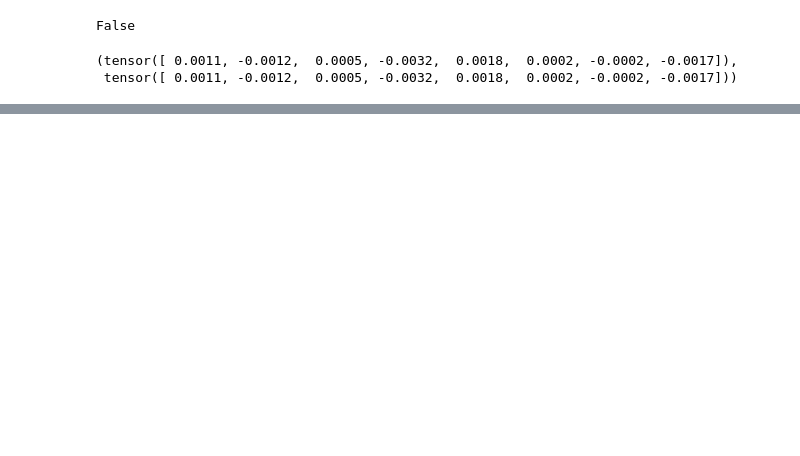
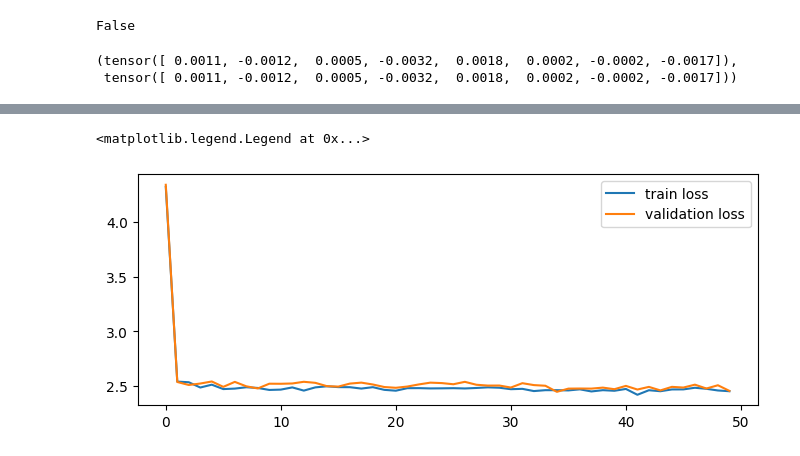
Before and after one commit to ReemBer/gpt-demo, a Jupyter notebook: GPT-tutorial.ipynb, the cells around one changed output, grey strips where cells are left out. Drawn from its saved outputs; the diff is of its cells as text; code cells hidden in the pictures; blank space fills up the shorter version.

```diff
--- a/GPT-tutorial.ipynb
+++ b/GPT-tutorial.ipynb
@@ -434,0 +435,17 @@ xbow[idx], xbow3[idx]
+# %%
+class BigramLanguageModel2(BigramLanguageModel):
+    def __init__(self, vocab_size, embedding_dims):
+        super().__init__(vocab_size, embedding_dims)
+        self.lm_head = nn.Linear(embedding_dims, vocab_size)
+
+    def forward(self, idx):
+        token_embeddings = super().forward(idx)
+        return self.lm_head(token_embeddings)
+
+
+embedding_dims = 32
+model2 = BigramLanguageModel2(vocab_size, embedding_dims).to(device)
+logits = model2(xb)
+loss = model2.compute_loss(logits, yb)
+print(logits.shape)
+print(loss)
@@ -434,0 +459,10 @@ xbow[idx], xbow3[idx]
+# %%
+optimizer = torch.optim.AdamW(model2.parameters(), lr=1e-2)
+loss_history = train(
+    model = model2,
+    iterations = 10000,
+    batch_size = 32,
+    optimizer = optimizer,
+    lr_scheduler = optim.lr_scheduler.ReduceLROnPlateau(optimizer, patience=10),
+    loss_estimator = LossEstimator(eval_step=200)
+)
@@ -434,0 +487,8 @@ xbow[idx], xbow3[idx]
+# %%
+fig, ax_l = plt.subplots(1, 1, figsize=(8,3))
+ax_l.plot(np.array(loss_history["train"]).flatten(), label = 'train loss')
+ax_l.plot(np.array(loss_history["val"]).flatten(), label = 'validation loss')
+ax_l.legend()
+# %% [output]
+<matplotlib.legend.Legend at 0x...>
+[figure, added]
```
Also changed, not shown: parts of 16 cells of this notebook.
